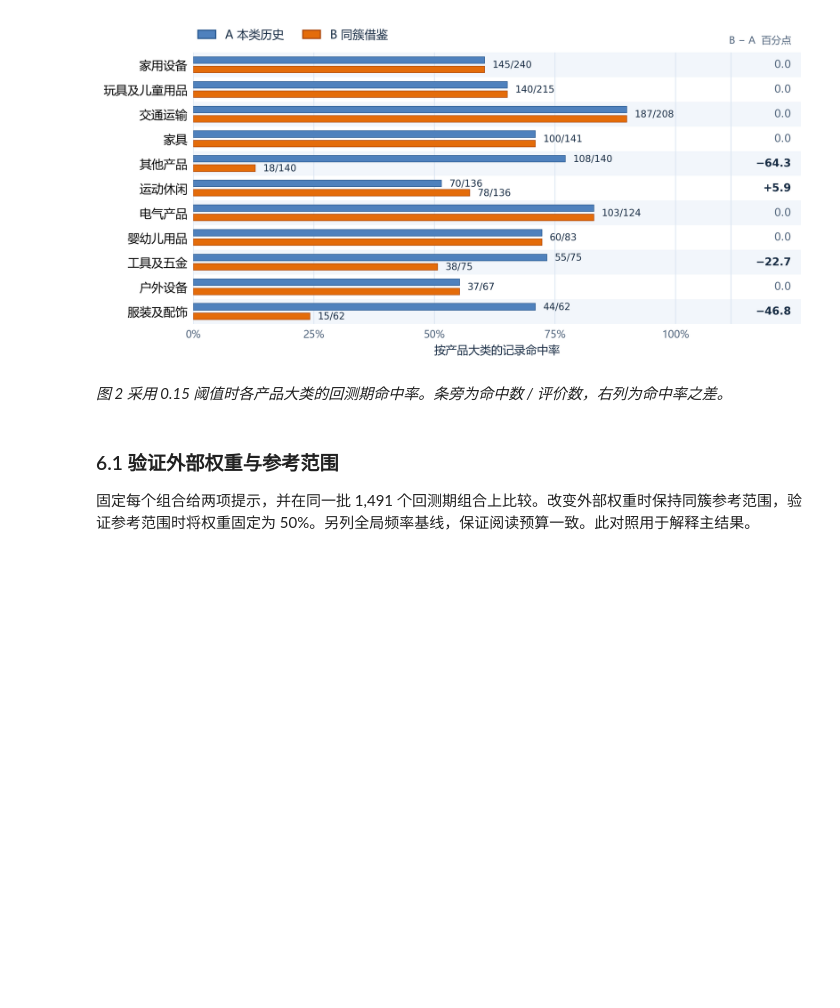
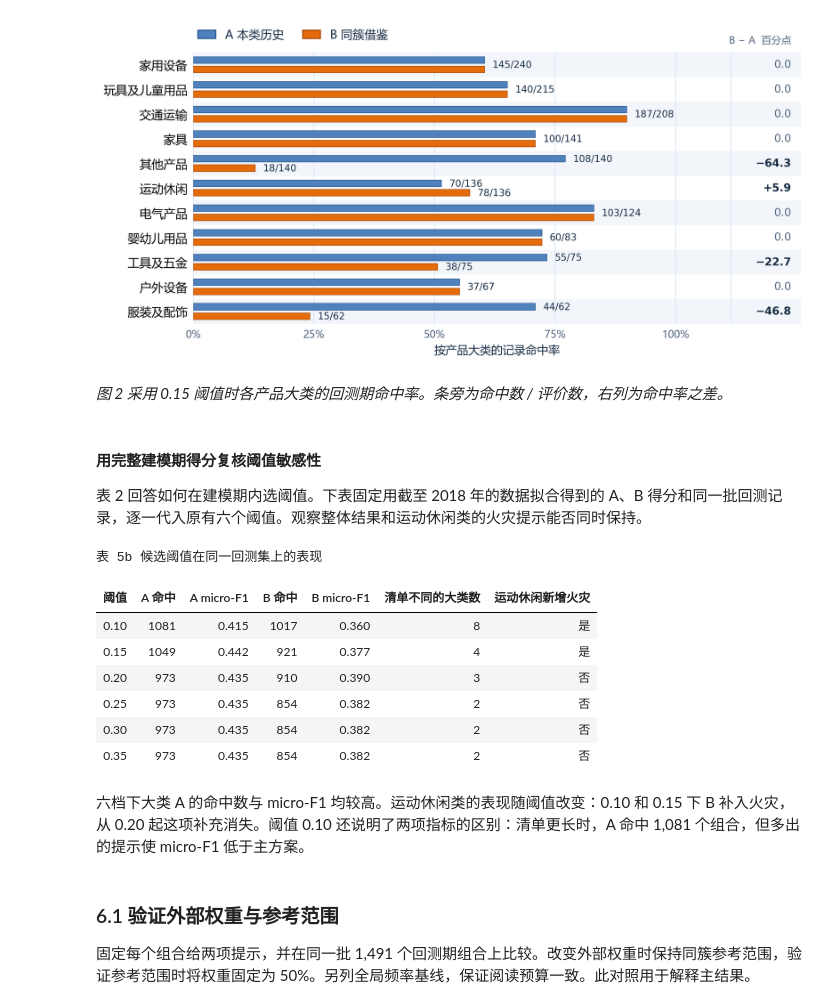
Before and after one commit to Wayne-git802/DM-project, a Jupyter notebook: 全量召回数据_实验AB中文报告.ipynb, the cells around one changed output. Cells and saved outputs as stored; diff of their text form; code cells hidden in the pictures; blank space fills up the shorter version.

```diff
--- a/全量召回数据_实验AB中文报告.ipynb
+++ b/全量召回数据_实验AB中文报告.ipynb
@@ -217,8 +219,16 @@ def hazard_rates(events, hazards):
     return {h: Fraction(sum(h in r["hazards"] for r in events), len(events)) for h in hazards}
 
 
+def ranked_hazards(scores, global_count):
+    return sorted(scores, key=lambda h: (-scores[h], -global_count[h], h))
+
+
+def top_k(scores, global_count, k):
+    return ranked_hazards(scores, global_count)[:k]
+
+
 def choose(scores, global_count, threshold):
-    order = sorted(scores, key=lambda h: (-scores[h], -global_count[h], h))
+    order = ranked_hazards(scores, global_count)
     above = [h for h in order if scores[h] >= threshold]
     return (above if len(above) >= 2 else order[:2]), above
 
@@ -258,10 +268,10 @@ def measure(test, predictions, labels):
 # %%
 def threshold_curve(early, labels):
     training = [case for case in early if case["year"] <= 2013]
-    calibration = partition(training)
+    training_groups = partition(training)
     validation = [case for case in early if case["year"] >= 2014]
     prior = Counter(h for hazards in hazards_per_recall(training).values() for h in hazards)
-    scores = {t: hazard_rates(cases, labels) for t, cases in calibration.items()}
+    scores = {t: hazard_rates(cases, labels) for t, cases in training_groups.items()}
     curve = []
     for value in range(10, 36, 5):
         threshold = Fraction(value, 100)
@@ -319,8 +329,11 @@ def apriori(rows, min_support):
         pair_ids = {i for i, basket in baskets if x in basket and y in basket}
         if len(pair_ids) >= min_support:
             pairs[x, y] = pair_ids
-    rules = {(x[1], y[1]): len(ids) for (x, y), ids in pairs.items()
-             if x[0] == "family" and y[0] == "hazard"}
+    rules = {}
+    for pair, ids in pairs.items():
+        items = dict(pair)
+        if items.keys() == {"family", "hazard"}:
+            rules[items["family"], items["hazard"]] = len(ids)
     return rules, {"singles": len(singles), "pairs_tested": len(singles)*(len(singles)-1)//2,
                    "frequent_pairs": len(pairs)}
 
@@ -738,6 +842,35 @@ comparison_chart([(CATEGORY_NAMES[r["category"]], r["hit_A"], r["hit_B"], r["lat
 [figure]
 # %% [markdown]
 *图 2  采用 0.15 阈值时各产品大类的回测期命中率。条旁为命中数 / 评价数，右列为命中率之差。*
+# %% [markdown]
+#### 用完整建模期得分复核阈值敏感性
+
+表 2 回答如何在建模期内选阈值。下表固定用截至 2018 年的数据拟合得到的 A、B 得分和同一批回测记录，逐一代入原有六个阈值。观察整体结果和运动休闲类的火灾提示能否同时保持。
+# %%
+threshold_rows = []
+for point in curve:
+    q = Fraction(str(point["threshold"]))
+    lists = {m: {t: choose(s, prior, q)[0] for t, s in schemes[m].items()} for m in ("A", "B")}
+    a_result, b_result = (measure(late, lists[m], labels) for m in ("A", "B"))
+    changed_categories = sum(set(lists["A"][t]) != set(lists["B"][t]) for t in categories)
+    fire_added = "FIRE" in set(lists["B"]["SPORTS_RECREATION"]) - set(lists["A"]["SPORTS_RECREATION"])
+    threshold_rows.append((f"{float(q):.2f}", a_result["hit"], f"{a_result['f1']:.3f}",
+                           b_result["hit"], f"{b_result['f1']:.3f}", changed_categories,
+                           "是" if fire_added else "否"))
+show_table("表 5b  候选阈值在同一回测集上的表现",
+           ["阈值", "A 命中", "A micro-F1", "B 命中", "B micro-F1", "清单不同的大类数", "运动休闲新增火灾"],
+           threshold_rows)
+# %% [output]
+表 5b 候选阈值在同一回测集上的表现
+| 阈值 | A 命中 | A micro-F1 | B 命中 | B micro-F1 | 清单不同的大类数 | 运动休闲新增火灾 |
+| 0.10 | 1081 | 0.415 | 1017 | 0.360 | 8 | 是 |
+| 0.15 | 1049 | 0.442 | 921 | 0.377 | 4 | 是 |
+| 0.20 | 973 | 0.435 | 910 | 0.390 | 3 | 否 |
+| 0.25 | 973 | 0.435 | 854 | 0.382 | 2 | 否 |
+| 0.30 | 973 | 0.435 | 854 | 0.382 | 2 | 否 |
+| 0.35 | 973 | 0.435 | 854 | 0.382 | 2 | 否 |
+# %% [markdown]
+六档下大类 A 的命中数与 micro-F1 均较高。运动休闲类的表现随阈值改变：0.10 和 0.15 下 B 补入火灾，从 0.20 起这项补充消失。阈值 0.10 还说明了两项指标的区别：清单更长时，A 命中 1,081 个组合，但多出的提示使 micro-F1 低于主方案。
 # %% [markdown]
 ### 6.1 验证外部权重与参考范围
 
```
Also changed, not shown: parts of 53 cells of this notebook.
